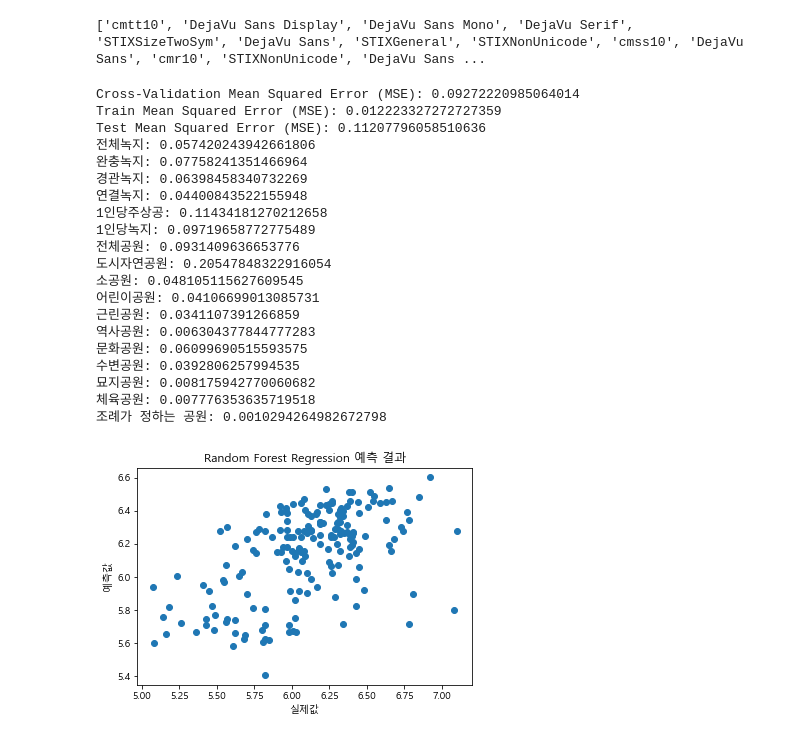
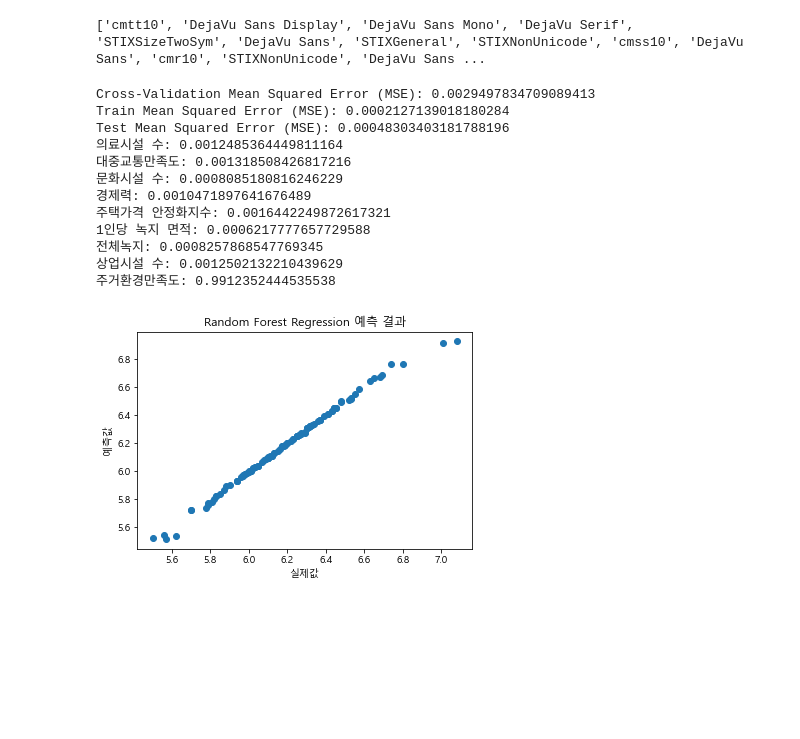
Before and after one commit to Choiterry/AI-Study, a Jupyter notebook: life_data_randomforest.ipynb, the cells around one changed output. Cells and saved outputs as stored; diff of their text form; code cells hidden in the pictures; blank space fills up the shorter version.

```diff
--- a/life_data_randomforest.ipynb
+++ b/life_data_randomforest.ipynb
@@ -24,61 +24,53 @@ import matplotlib.pyplot as plt
 df = pd.read_excel("life_data.xlsx")
 
 label_name = '주거환경만족도'
-cols = ['병원 수','대중교통만족도','문화시설수','부가가치','집값안정화지수','1인당녹지','보육시설수','주거환경만족도']
+cols = [ '의료시설 수', '대중교통만족도', '문화시설 수', '경제력','주택가격 안정화지수', '1인당 녹지 면적', '전체녹지', '상업시설 수', '주거환경만족도']
 
 x = df[cols]
 y = df[label_name]
-x_train, x_test, y_train, y_test = train_test_split(x, y, test_size=0.2, random_state=42)
+x_train, x_test, y_train, y_test = train_test_split(x, y, test_size=0.4, random_state=42)
 
 # 3. 모델 생성과 학습
-rf_model = make_pipeline(StandardScaler(), RandomForestRegressor(n_estimators=100, random_state=42))
+rf_model = make_pipeline(StandardScaler(), RandomForestRegressor(n_estimators=1000, random_state=42))
 rf_model.fit(x_train, y_train)
 
 # 4. 교차 검증 및 예측 평가
 cv_scores = cross_val_score(rf_model, x_train, y_train, cv=5, scoring='neg_mean_squared_error')
 cv_mse = -np.mean(cv_scores)
 print("Cross-Validation Mean Squared Error (MSE):", cv_mse)
 
 # 5. 과적합 확인
 y_train_pred = rf_model.predict(x_train)
 train_mse = mean_squared_error(y_train, y_train_pred)
 print("Train Mean Squared Error (MSE):", train_mse)
 
 y_test_pred = rf_model.predict(x_test)
 test_mse = mean_squared_error(y_test, y_test_pred)
 print("Test Mean Squared Error (MSE):", test_mse)
 
 importance = rf_model.named_steps['randomforestregressor'].feature_importances_
 
 # 중요도 출력
 for col, importance in zip(cols, importance):
     print(f"{col}: {importance}")
 
 # 예측 결과 시각화
 plt.scatter(y_test, y_test_pred)
 plt.xlabel("실제값")
 plt.ylabel("예측값")
 plt.title("Random Forest Regression 예측 결과")
 plt.show()
 # %% [output]
-Cross-Validation Mean Squared Error (MSE): 0.09272220985064014
-Train Mean Squared Error (MSE): 0.012223327272727359
-Test Mean Squared Error (MSE): 0.11207796058510636
-전체녹지: 0.057420243942661806
-완충녹지: 0.07758241351466964
-경관녹지: 0.06398458340732269
-연결녹지: 0.04400843522155948
-1인당주상공: 0.11434181270212658
-1인당녹지: 0.09719658772775489
-전체공원: 0.0931409636653776
-도시자연공원: 0.20547848322916054
-소공원: 0.048105115627609545
-어린이공원: 0.04106699013085731
-근린공원: 0.0341107391266859
-역사공원: 0.006304377844777283
-문화공원: 0.06099690515593575
-수변공원: 0.0392806257994535
-묘지공원: 0.008175942770060682
-체육공원: 0.007776353635719518
-조례가 정하는 공원: 0.0010294264982672798
+Cross-Validation Mean Squared Error (MSE): 0.0029497834709089413
+Train Mean Squared Error (MSE): 0.0002127139018180284
+Test Mean Squared Error (MSE): 0.00048303403181788196
+의료시설 수: 0.0012485364449811164
+대중교통만족도: 0.001318508426817216
+문화시설 수: 0.0008085180816246229
+경제력: 0.0010471897641676489
+주택가격 안정화지수: 0.0016442249872617321
+1인당 녹지 면적: 0.0006217777657729588
+전체녹지: 0.0008257868547769345
+상업시설 수: 0.0012502132210439629
+주거환경만족도: 0.9912352444535538
-[figure, old version]
+[figure, new version]
```
Also changed, not shown: 3 other files.
